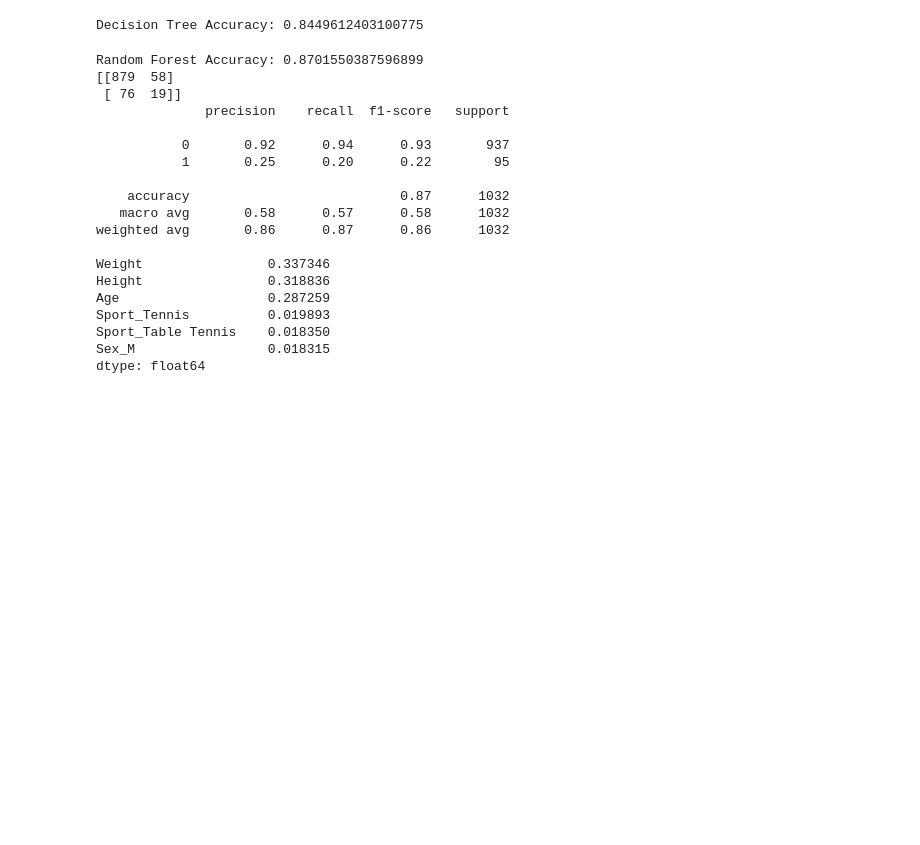
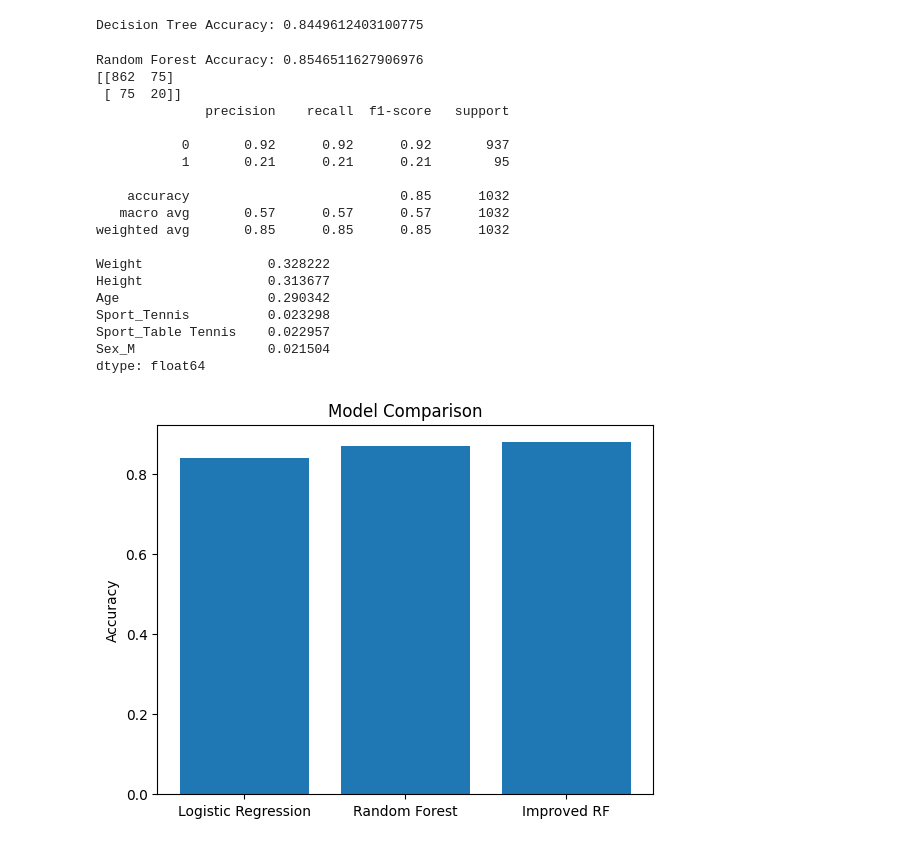
Before and after one commit to vp0716/Olympics, a Jupyter notebook: Olympics.ipynb, the cells around one changed output. Drawn from its saved outputs; the diff is of its cells as text; code cells hidden in the pictures; blank space fills up the shorter version.

Commit message:
Compared models' accuracy

```diff
--- a/Olympics.ipynb
+++ b/Olympics.ipynb
@@ -297,7 +297,7 @@ Decision Tree Accuracy: 0.8449612403100775
 # %%
 from sklearn.ensemble import RandomForestClassifier
 
-rf_model = RandomForestClassifier(n_estimators=100, random_state=42, class_weight = 'balanced')
+rf_model = RandomForestClassifier(n_estimators=300, max_depth=15, random_state=42, class_weight = 'balanced')
 
 rf_model.fit(X_train, y_train)
 
@@ -313,22 +313,37 @@ print(classification_report(y_test, rf_predictions))
 importance = pd.Series(rf_model.feature_importances_, index=X.columns)
 print(importance.sort_values(ascending=False))
 # %% [output]
-Random Forest Accuracy: 0.8701550387596899
-[[879  58]
- [ 76  19]]
+Random Forest Accuracy: 0.8546511627906976
+[[862  75]
+ [ 75  20]]
               precision    recall  f1-score   support
 
-           0       0.92      0.94      0.93       937
-           1       0.25      0.20      0.22        95
+           0       0.92      0.92      0.92       937
+           1       0.21      0.21      0.21        95
 
-    accuracy                           0.87      1032
-   macro avg       0.58      0.57      0.58      1032
-weighted avg       0.86      0.87      0.86      1032
+    accuracy                           0.85      1032
+   macro avg       0.57      0.57      0.57      1032
+weighted avg       0.85      0.85      0.85      1032
 
-Weight                0.337346
-Height                0.318836
-Age                   0.287259
-Sport_Tennis          0.019893
-Sport_Table Tennis    0.018350
-Sex_M                 0.018315
+Weight                0.328222
+Height                0.313677
+Age                   0.290342
+Sport_Tennis          0.023298
+Sport_Table Tennis    0.022957
+Sex_M                 0.021504
 dtype: float64
+# %%
+models = ["Logistic Regression",
+          "Random Forest",
+          "Improved RF"]
+
+accuracy = [0.84,0.87,0.88]
+
+plt.bar(models, accuracy)
+
+plt.ylabel("Accuracy")
+plt.title("Model Comparison")
+
+plt.show()
+# %% [output]
+[figure, added]
```
